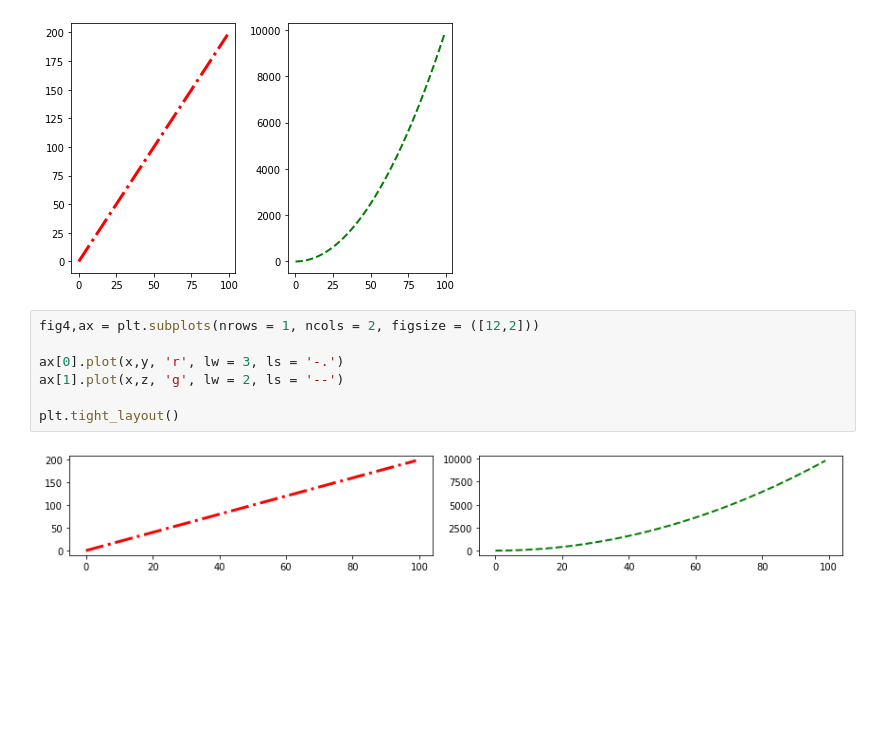
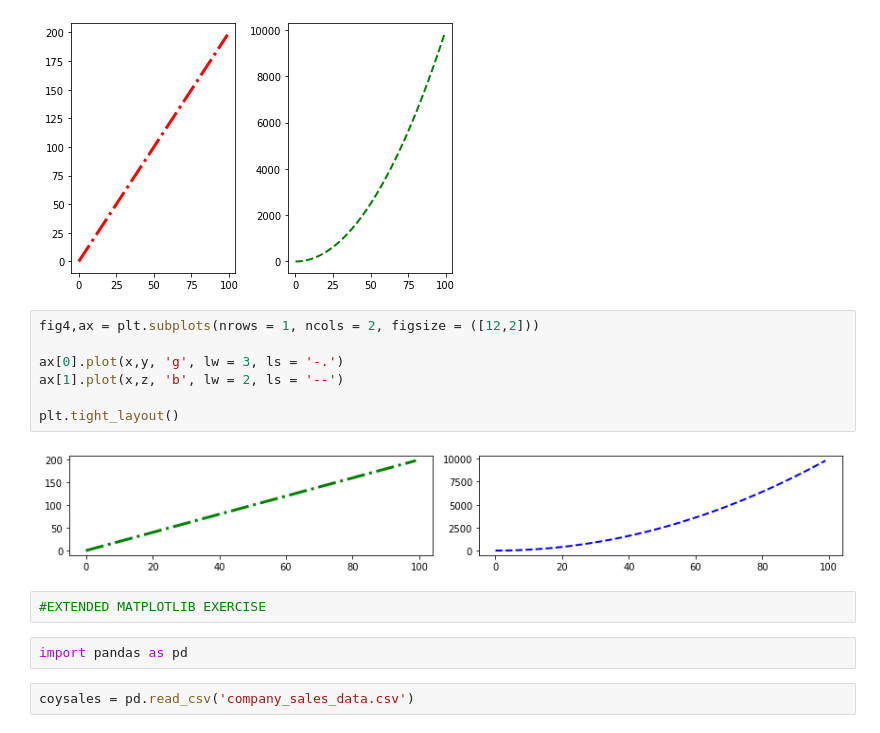
Before and after one commit to Sojiknight/PyDatSciStuds, a Jupyter notebook: Data visualization section.ipynb, the cells around one changed output. Cells and saved outputs as stored; diff of their text form; blank space fills up the shorter version.

```diff
--- a/Data visualization section.ipynb
+++ b/Data visualization section.ipynb
@@ -558,9 +558,15 @@ plt.tight_layout()
 # %%
 fig4,ax = plt.subplots(nrows = 1, ncols = 2, figsize = ([12,2]))
 
-ax[0].plot(x,y, 'r', lw = 3, ls = '-.')
-ax[1].plot(x,z, 'g', lw = 2, ls = '--')
+ax[0].plot(x,y, 'g', lw = 3, ls = '-.')
+ax[1].plot(x,z, 'b', lw = 2, ls = '--')
 
 plt.tight_layout()
 # %% [output]
-[figure, old version]
+[figure, new version]
+# %%
+#EXTENDED MATPLOTLIB EXERCISE
+# %%
+import pandas as pd
+# %%
+coysales = pd.read_csv('company_sales_data.csv')
```
Also changed, not shown: parts of 21 cells of this notebook.
